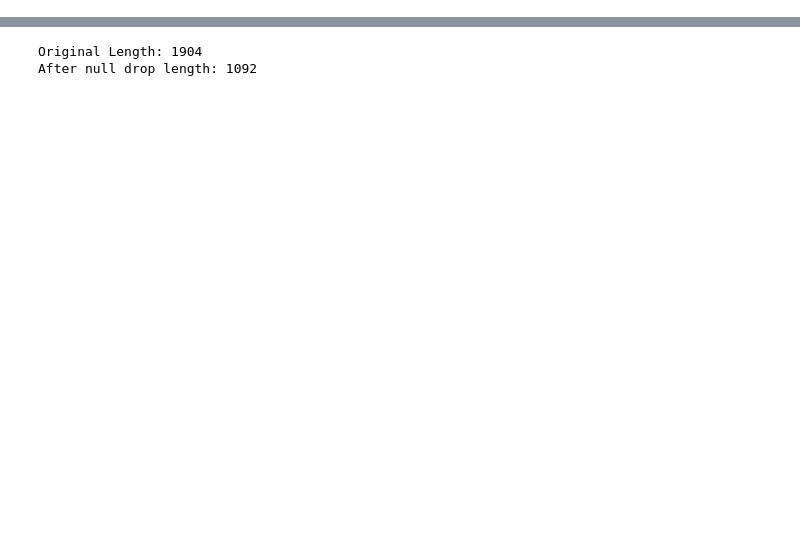
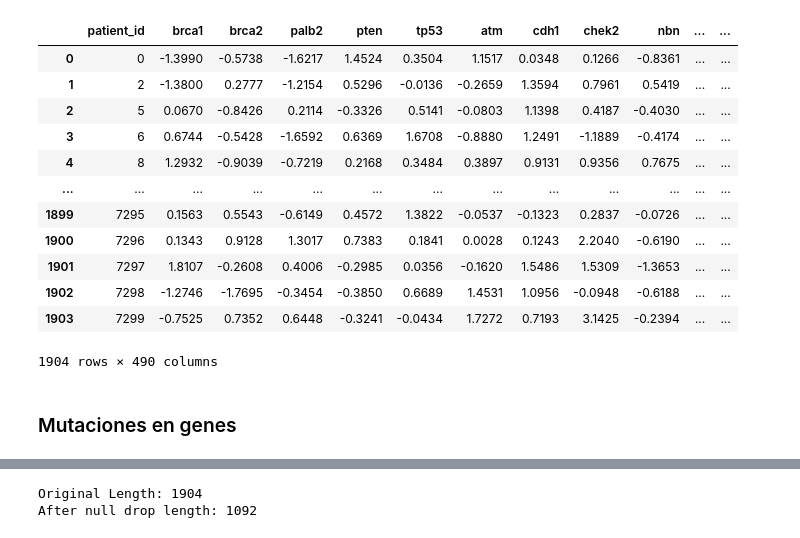
Before and after one commit to diegfernv/breast-cancer-classification, a Jupyter notebook: 1-Data-Preprocessing.ipynb, the cells around one changed output, grey strips where cells are left out. Cells and saved outputs as stored; diff of their text form; code cells hidden in the pictures; blank space fills up the shorter version.

```diff
--- a/1-Data-Preprocessing.ipynb
+++ b/1-Data-Preprocessing.ipynb
@@ -30,0 +100,5 @@ Name: count, dtype: int64
+# %%
+clinical_attributes = ["patient_id", "age_at_diagnosis", "type_of_breast_surgery", "cancer_type", "cancer_type_detailed", "cellularity", "chemotherapy", "pam50_+_claudin-low_subtype", "cohort", "er_status_measured_by_ihc", "er_status", "neoplasm_histologic_grade", "her2_status_measured_by_snp6", "her2_status", "tumor_other_histologic_subtype", "hormone_therapy", "inferred_menopausal_state", "integrative_cluster", "primary_tumor_laterality", "lymph_nodes_examined_positive", "mutation_count", "nottingham_prognostic_index", "oncotree_code", "overall_survival_months", "overall_survival", "pr_status", "radio_therapy", "3-gene_classifier_subtype", "tumor_size", "tumor_stage", "death_from_cancer"]
+# %%
+clinical_attributes_df = df[clinical_attributes]
+clinical_attributes_df
@@ -30,0 +119,7 @@ Name: count, dtype: int64
+# %%
+## Guardo este valor porque me va a servir para cuando haga ordinal encoding
+ca_object_columns = []
+for col in clinical_attributes_df.columns:
+    if str(clinical_attributes_df[col].dtype) == "object":
+        ca_object_columns.append(col)
+ca_object_columns
@@ -30,0 +148,3 @@ Name: count, dtype: int64
+# %%
+z_score_cols = [col for col in df.columns if col not in clinical_attributes and "mut" not in col ]
+z_score_cols
@@ -30,0 +169,19 @@ Name: count, dtype: int64
+# %%
+z_score_df = df[["patient_id"] + z_score_cols]
+z_score_df
+# %% [output]
+|  | patient_id | brca1 | brca2 | palb2 | pten | tp53 | atm | cdh1 | chek2 | nbn | ... | ... |
+| 0 | 0 | -1.3990 | -0.5738 | -1.6217 | 1.4524 | 0.3504 | 1.1517 | 0.0348 | 0.1266 | -0.8361 | ... | ... |
+| 1 | 2 | -1.3800 | 0.2777 | -1.2154 | 0.5296 | -0.0136 | -0.2659 | 1.3594 | 0.7961 | 0.5419 | ... | ... |
+| 2 | 5 | 0.0670 | -0.8426 | 0.2114 | -0.3326 | 0.5141 | -0.0803 | 1.1398 | 0.4187 | -0.4030 | ... | ... |
+| 3 | 6 | 0.6744 | -0.5428 | -1.6592 | 0.6369 | 1.6708 | -0.8880 | 1.2491 | -1.1889 | -0.4174 | ... | ... |
+| 4 | 8 | 1.2932 | -0.9039 | -0.7219 | 0.2168 | 0.3484 | 0.3897 | 0.9131 | 0.9356 | 0.7675 | ... | ... |
+| ... | ... | ... | ... | ... | ... | ... | ... | ... | ... | ... | ... | ... |
+| 1899 | 7295 | 0.1563 | 0.5543 | -0.6149 | 0.4572 | 1.3822 | -0.0537 | -0.1323 | 0.2837 | -0.0726 | ... | ... |
+| 1900 | 7296 | 0.1343 | 0.9128 | 1.3017 | 0.7383 | 0.1841 | 0.0028 | 0.1243 | 2.2040 | -0.6190 | ... | ... |
+| 1901 | 7297 | 1.8107 | -0.2608 | 0.4006 | -0.2985 | 0.0356 | -0.1620 | 1.5486 | 1.5309 | -1.3653 | ... | ... |
+| 1902 | 7298 | -1.2746 | -1.7695 | -0.3454 | -0.3850 | 0.6689 | 1.4531 | 1.0956 | -0.0948 | -0.6188 | ... | ... |
+| 1903 | 7299 | -0.7525 | 0.7352 | 0.6448 | -0.3241 | -0.0434 | 1.7272 | 0.7193 | 3.1425 | -0.2394 | ... | ... |
+1904 rows × 490 columns
+# %% [markdown]
+### Mutaciones en genes
```
Also changed, not shown: parts of 44 cells of this notebook, 4 other files.
